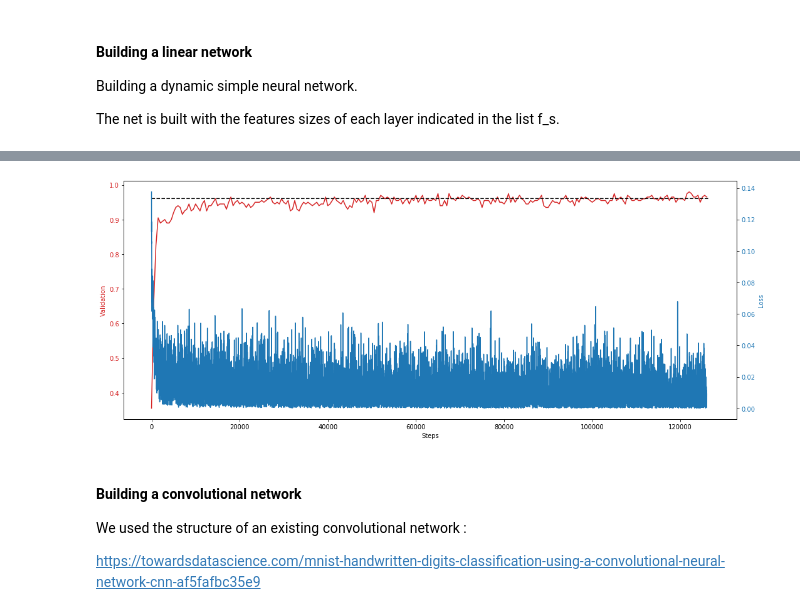
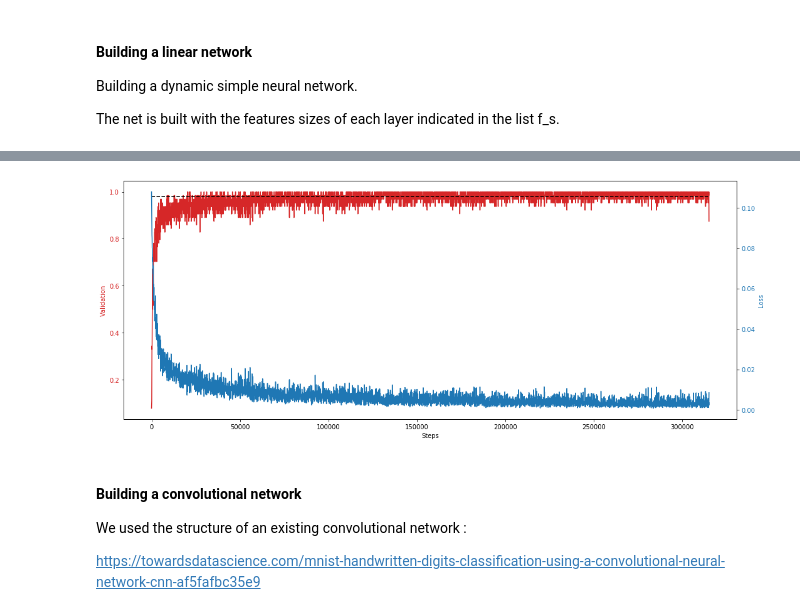
Before and after one commit to ThomasRanvier/bio_inspired_ai, a Jupyter notebook: Deep_network.ipynb, the cells around one changed output, grey strips where cells are left out. Drawn from its saved outputs; the diff is of its cells as text; code cells hidden in the pictures.

Commit message:
clean up and plots

```diff
--- a/Deep_network.ipynb
+++ b/Deep_network.ipynb
@@ -39,3 +25,0 @@ def display_img(img, lab):
-# %%
-for i in range(2):
-    display_img(test_data[i], test_data_label[i])
@@ -127,12 +113,13 @@ def fit(net, optimizer, criterion):
 # %%
 # Parameters
-learning_rate = .005
-epochs = 2
+learning_rate = .001
+epochs = 5
+hist_interval = 30
 # The array where we define the structure of the net
 # We can add as many layers of any size as we want
 features_sizes = [784, 128, 64, 10]
 # Define the chosen activation function
-activation_fn = torch.nn.Sigmoid()
+activation_fn = torch.nn.ReLU()
 # Define the chosen loss function
 criterion = nn.MSELoss()
 
@@ -140,5 +127,8 @@ criterion = nn.MSELoss()
 linear_net = LinearNet(features_sizes, activation_fn)
 optimizer = torch.optim.Adam(linear_net.parameters(), lr=learning_rate)
 
-# Define the train_loader so that we can select a batch_size of size 1
-train_loader = torch.utils.data.DataLoader(train_dataset, batch_size=1, shuffle=True)
+# Fit the net
+loss_h = []
+acc_h = []
+
+fit(linear_net, optimizer, criterion)
@@ -157,8 +146,0 @@ Accuracy: 0.9607142857142857
-# %%
-scaled_loss_h = []
-s = 0
-for i, l in enumerate(loss_h):
-    s += l
-    if i % 10 == 9:
-        scaled_loss_h.append(s / 10)
-        s = 0
@@ -181,25 +147,25 @@ plt.show()
 # %%
 fig, ax1 = plt.subplots()
 
 color = 'tab:red'
 ax1.set_xlabel('Steps')
 ax1.set_ylabel('Validation', color=color)
-ax1.plot([i * 500 for i in range(len(acc_h))], acc_h, '-', color=color)
+ax1.plot([i * 64 for i in range(len(acc_h))], acc_h, '-', color=color)
 ax1.tick_params(axis='y', labelcolor=color)
 
 ax2 = ax1.twinx()  # instantiate a second axes that shares the same x-axis
 
 color = 'tab:blue'
 ax2.set_ylabel('Loss', color=color)  # we already handled the x-label with ax1
-ax2.plot([i * 10 for i in range(len(scaled_loss_h[:]))], scaled_loss_h[:], '-', color=color)
+ax2.plot([i * 1 * 64 for i in range(len(loss_h))], loss_h, '-', color=color)
 ax2.tick_params(axis='y', labelcolor=color)
 
-ax1.plot([acc] * len(acc_h) * 500, 'k--')
+ax1.plot([acc] * len(acc_h) * 64, 'k--')
 plt.gcf().set_size_inches(15, 6)
 fig.tight_layout()  # otherwise the right y-label is slightly clipped
 plt.show()
 # %% [output]
-[figure, old version]
+[figure, new version]
 # %% [markdown]
 #### Building a convolutional network
 
```
Also changed, not shown: parts of 21 cells of this notebook, 3 other files.
